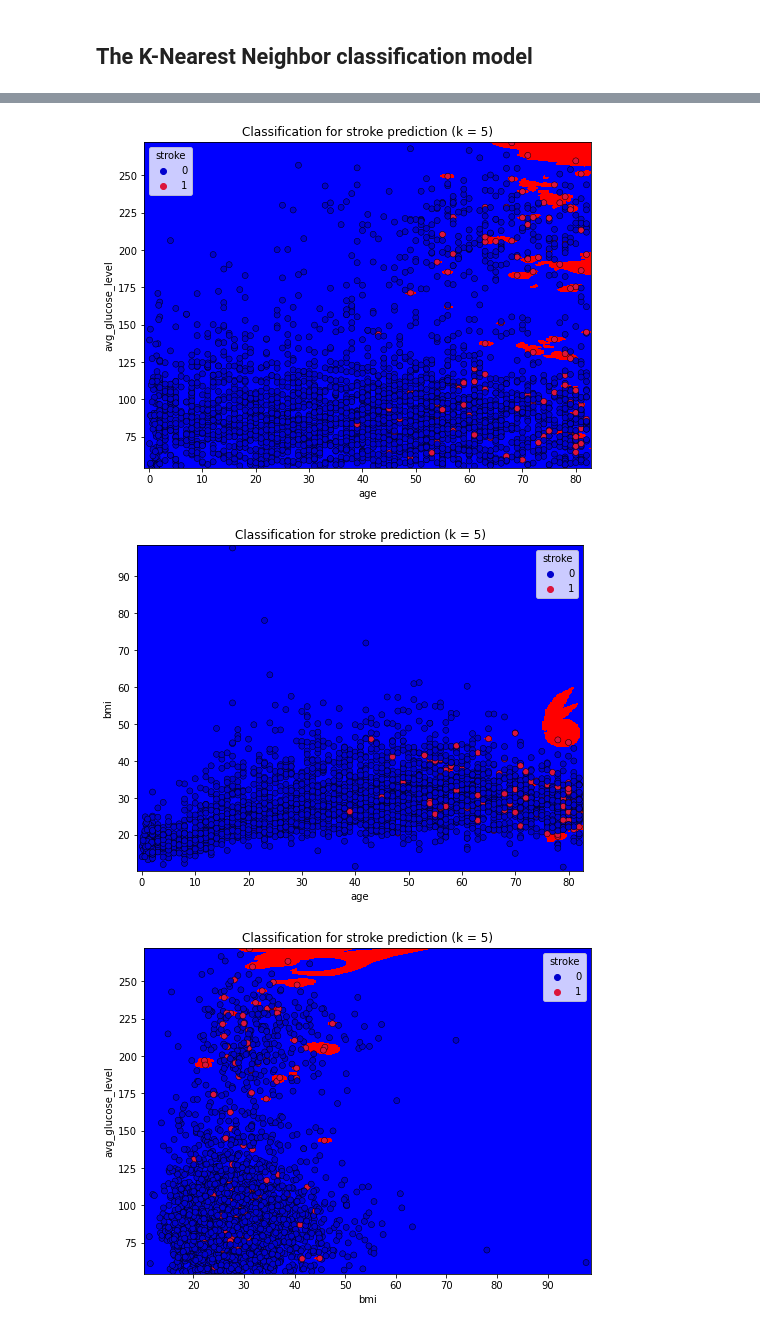
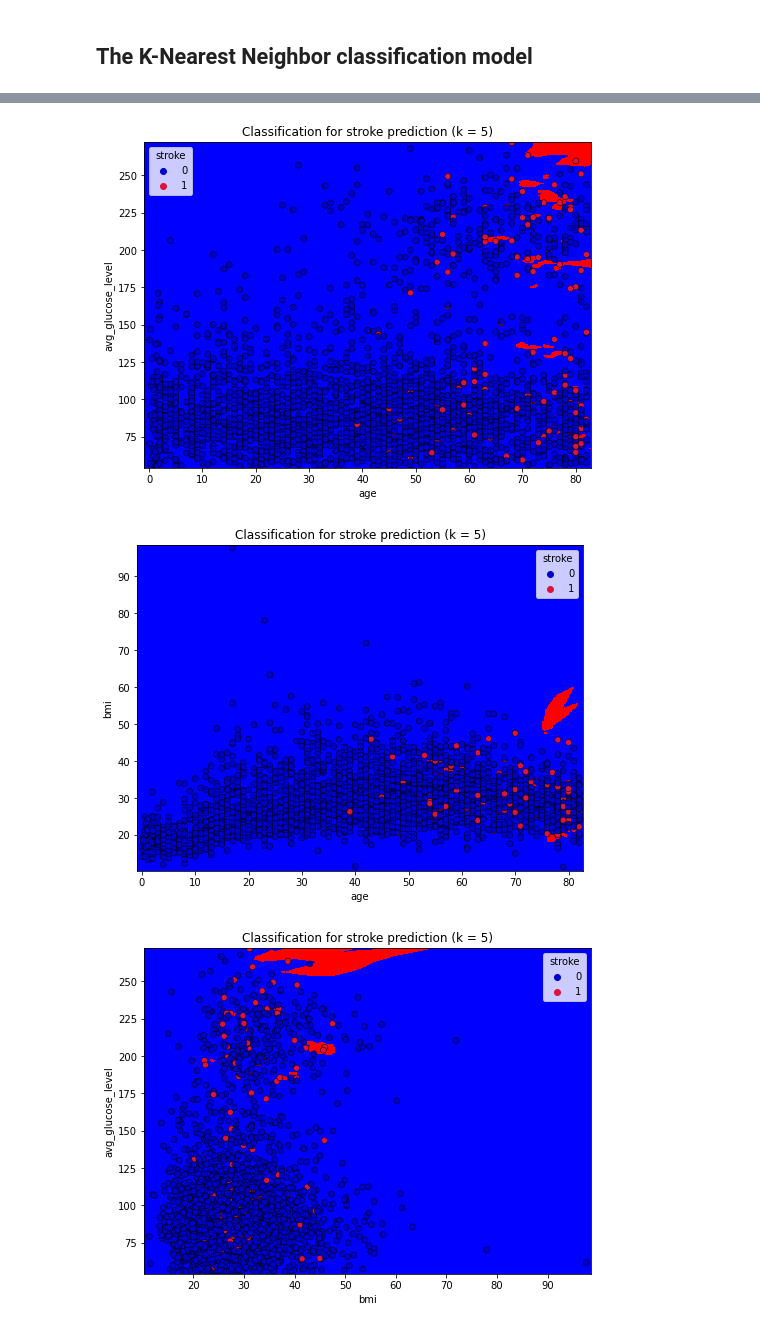
Before and after one commit to koenc100/Project-AI-minor, a Jupyter notebook: code/k-NN.ipynb, the cells around one changed output, grey strips where cells are left out. Cells and saved outputs as stored; diff of their text form; code cells hidden in the pictures.

Commit message:
helper functions added (get_metrics) and kNN adapted

```diff
--- a/code/k-NN.ipynb
+++ b/code/k-NN.ipynb
@@ -71,7 +69,7 @@ from matplotlib.colors import ListedColormap
 
 def plot_knn(X, y, n_neighbors = 5):
     """
-    This function plots a k Nearest Neighbours model with a 2 features, using a meshgrid. Input is an X matrix with
+    This function plots a k Nearest Neighbours model with 2 features, using a meshgrid. Input is an X matrix with
     feature data and an y vector with class labels. It is possible to set the amount of neighbours that is looked at, default
     = 5.
     """
@@ -86,42 +84,40 @@ def plot_knn(X, y, n_neighbors = 5):
     cmap_bold = ['MediumBlue', 'Crimson']
 
     #Create an instance of Neighbours Classifier and fit the data.
-    model = KNeighborsClassifier(n_neighbors, weights = weights)
+    model = KNeighborsClassifier(n_neighbors, weights ='uniform')
     model.fit(X, y)
 
     # Plot the decision boundary. For that, we will assign a color to each
     # point in the mesh [x_min, x_max]x[y_min, y_max].
     x_min, x_max = X.iloc[:, 0].min() - 1, X.iloc[:, 0].max() + 1
     y_min, y_max = X.iloc[:, 1].min() - 1, X.iloc[:, 1].max() + 1
     xx, yy = np.meshgrid(np.arange(x_min, x_max, h),
                              np.arange(y_min, y_max, h))
     Z = model.predict(np.c_[xx.ravel(), yy.ravel()])
 
     # Put the result into a color plot
     Z = Z.reshape(xx.shape)
     plt.figure(figsize=(8, 6))
     plt.contourf(xx, yy, Z, cmap=cmap_light)
 
     # Plot the training points as well
     sns.scatterplot(x=X.iloc[:, 0], y=X.iloc[:, 1], hue=y,
                         palette=cmap_bold, alpha=1.0, edgecolor="black")
     plt.xlim(xx.min(), xx.max())
     plt.ylim(yy.min(), yy.max())
     plt.title(f"Classification for stroke prediction (k = {n_neighbors})")
 
     # Get the names of the x and y axis from the dataframe
     plt.xlabel(f"{X.iloc[:, 0].name}")
     plt.ylabel(f"{X.iloc[:, 1].name}")
     plt.show()
 
-
-
 # Get two features with continues values to plot; for this we have age, bmi and average glucose level
 # Plotting all the features would be too many dimensions, so plot 2 at a time
 plot_knn(train_data[["age", "avg_glucose_level"]], train_labels)
 plot_knn(train_data[["age", "bmi"]], train_labels)
 plot_knn(train_data[["bmi", "avg_glucose_level"]], train_labels)
 # %% [output]
-[figure, old version]
+[figure, new version]
-[figure, old version]
+[figure, new version]
-[figure, old version]
+[figure, new version]
```
Also changed, not shown: parts of 4 cells of this notebook, 3 other files.
